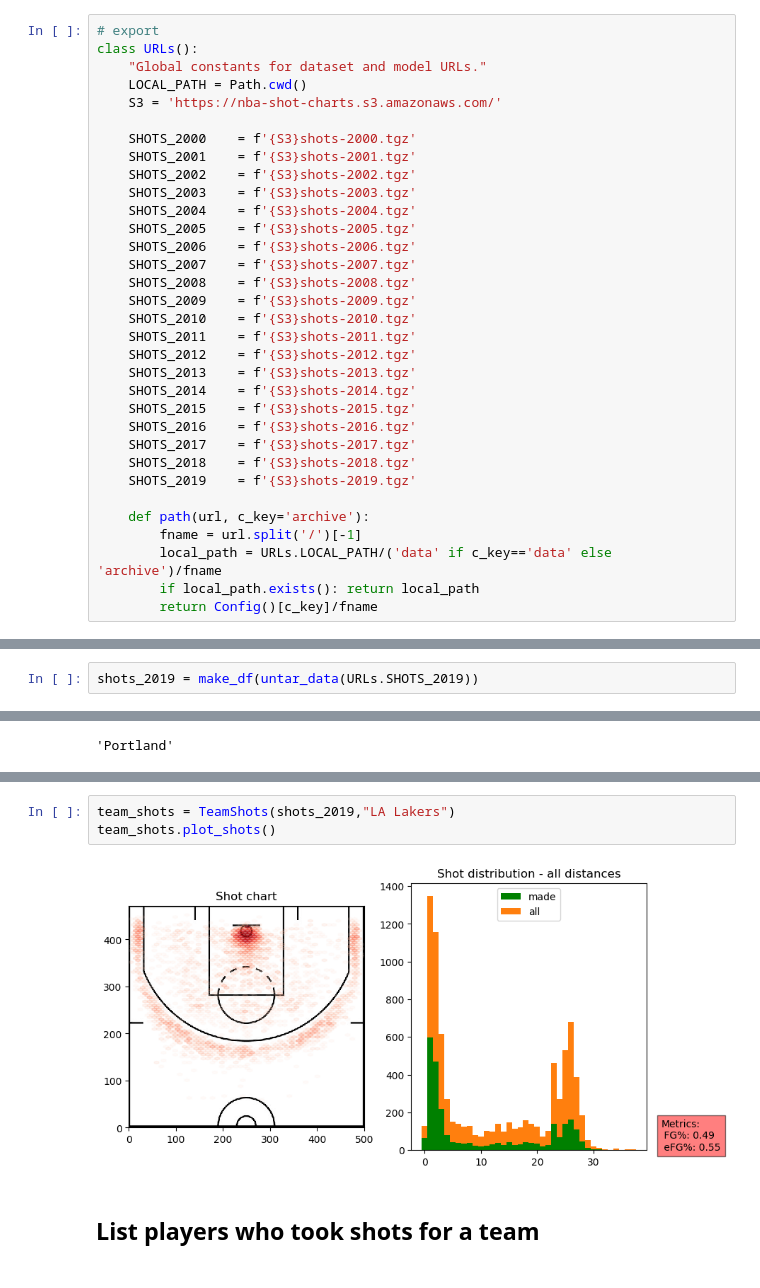
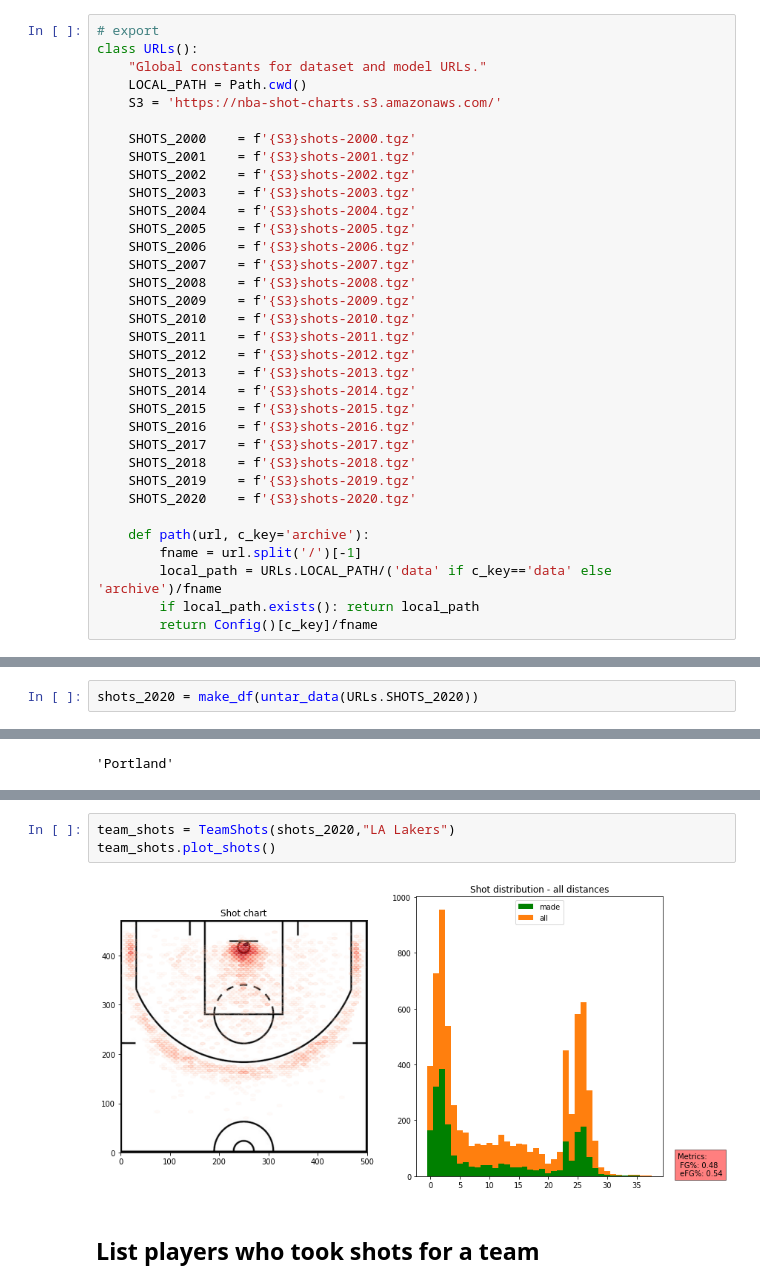
Before and after one commit to theccalderon/shot_chart, a Jupyter notebook: 00_core.ipynb, the cells around one changed output, grey strips where cells are left out. Cells and saved outputs as stored; diff of their text form.

```diff
--- a/00_core.ipynb
+++ b/00_core.ipynb
@@ -103,6 +103,7 @@ class URLs():
     SHOTS_2017    = f'{S3}shots-2017.tgz'
     SHOTS_2018    = f'{S3}shots-2018.tgz'
     SHOTS_2019    = f'{S3}shots-2019.tgz'
+    SHOTS_2020    = f'{S3}shots-2020.tgz'
 
     def path(url, c_key='archive'):
         fname = url.split('/')[-1]
@@ -205,4 +206,4 @@ def make_df(path):
     "Creates a pandas dataframe from `path`"
     return pd.read_csv(path)
 # %%
-shots_2019 = make_df(untar_data(URLs.SHOTS_2019))
+shots_2020 = make_df(untar_data(URLs.SHOTS_2020))
@@ -616,8 +609,8 @@ team_shots.plot_effective("least")
 # %%
-team_shots = TeamShots(shots_2019,"LA Lakers")
+team_shots = TeamShots(shots_2020,"LA Lakers")
 team_shots.plot_shots()
 # %% [output]
-[figure, old version]
+[figure, new version]
 # %% [markdown]
 ## List players who took shots for a team
 # %%
```
Also changed, not shown: parts of 48 cells of this notebook, 5 other files.
